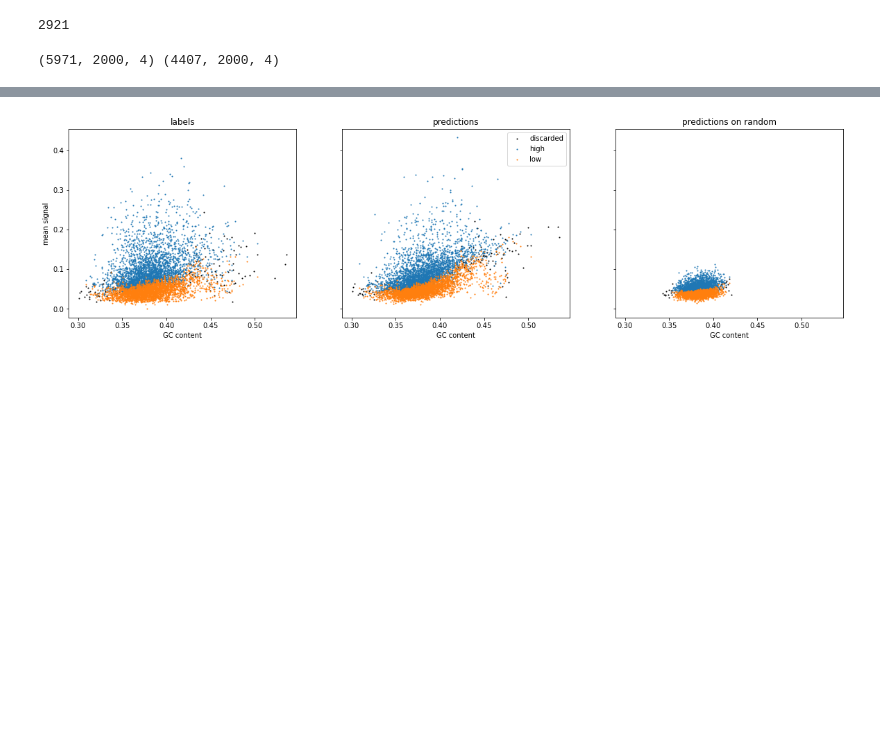
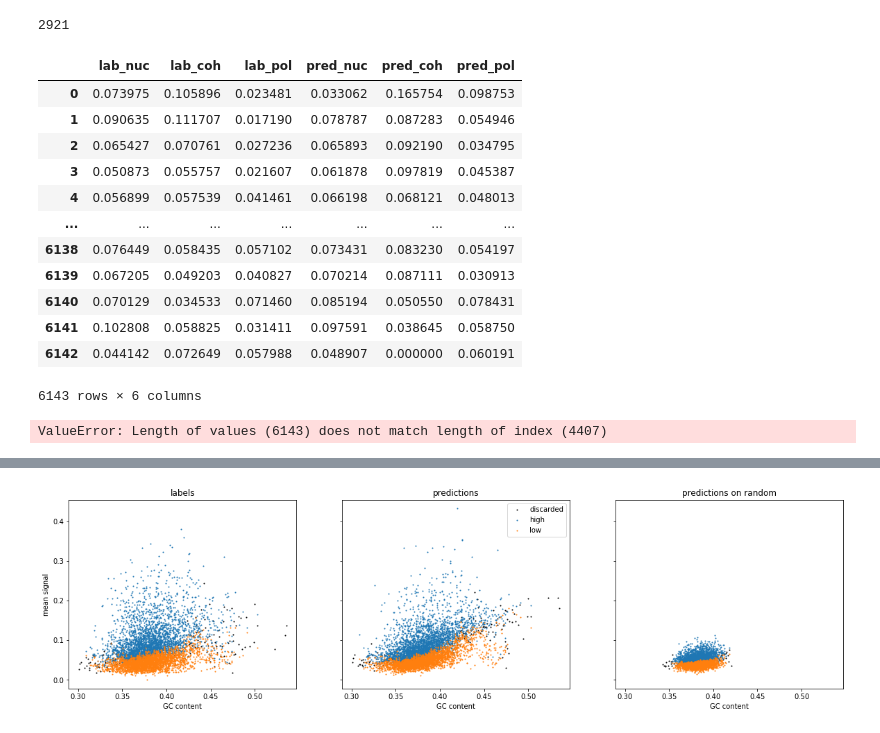
Before and after one commit to Alexwestbrook/mnhn-internship_DeepCNN_ChIP-seq, a Jupyter notebook: Generating_sequences.ipynb, the cells around one changed output, grey strips where cells are left out. Drawn from its saved outputs; the diff is of its cells as text; code cells hidden in the pictures; blank space fills up the shorter version.

```diff
--- a/Generating_sequences.ipynb
+++ b/Generating_sequences.ipynb
@@ -1358,8 +1358,28 @@ fnuc.close()
 fcoh.close()
 fpol.close()
 window_preds_rand = np.concatenate(list(window_preds_rand.values()))
+# %%
+window_yeast = pd.concat(
+    [pd.DataFrame(window_labels_yeast, columns=['lab_nuc', 'lab_coh', 'lab_pol']),
+     pd.DataFrame(window_preds_yeast, columns=['pred_nuc', 'pred_coh', 'pred_pol'])],
+    axis=1)
+window_rand = pd.DataFrame(window_preds_rand, columns=['pred_nuc', 'pred_coh', 'pred_pol'])
+window_yeast
+# %% [output]
+|  | lab_nuc | lab_coh | lab_pol | pred_nuc | pred_coh | pred_pol |
+| 0 | 0.073975 | 0.105896 | 0.023481 | 0.033062 | 0.165754 | 0.098753 |
+| 1 | 0.090635 | 0.111707 | 0.017190 | 0.078787 | 0.087283 | 0.054946 |
+| 2 | 0.065427 | 0.070761 | 0.027236 | 0.065893 | 0.092190 | 0.034795 |
+| 3 | 0.050873 | 0.055757 | 0.021607 | 0.061878 | 0.097819 | 0.045387 |
+| 4 | 0.056899 | 0.057539 | 0.041461 | 0.066198 | 0.068121 | 0.048013 |
+| ... | ... | ... | ... | ... | ... | ... |
+| 6138 | 0.076449 | 0.058435 | 0.057102 | 0.073431 | 0.083230 | 0.054197 |
+| 6139 | 0.067205 | 0.049203 | 0.040827 | 0.070214 | 0.087111 | 0.030913 |
+| 6140 | 0.070129 | 0.034533 | 0.071460 | 0.085194 | 0.050550 | 0.078431 |
+| 6141 | 0.102808 | 0.058825 | 0.031411 | 0.097591 | 0.038645 | 0.058750 |
+| 6142 | 0.044142 | 0.072649 | 0.057988 | 0.048907 | 0.000000 | 0.060191 |
+6143 rows × 6 columns
 # %%
-annot_idx = 2
 window_gc = {}
 window_one_hot = {}
 window_one_hot_r = {}
@@ -1367,28 +1387,27 @@ with np.load(Path(data_dir, species, 'genome', 'W303', 'W303.npz')) as f:
     for chr_id in f.keys():
         window_one_hot[chr_id] = utils.chunk_regions(f[chr_id], 2000)
 window_one_hot_yeast = np.concatenate([v for k, v in window_one_hot.items() if k[:3]=='chr'], axis=0)
+window_gc_yeast = utils.GC_content(window_one_hot_yeast)
 noN_mask = np.sum(window_one_hot_yeast, axis=(1, 2)) == 2000
-window_one_hot_yeast = window_one_hot_yeast[noN_mask]
-window_gc_yeast = utils.GC_content(window_one_hot_yeast)
 
-window_labels_annot_yeast = window_labels_yeast[noN_mask, annot_idx]
-window_preds_annot_yeast = window_preds_yeast[noN_mask, annot_idx]
+window_yeast['gc'] = window_gc_yeast
+window_yeast = window_yeast.loc[noN_mask]
 
 with np.load(Path(data_dir, species, 'results', 'models_etienne', 'random_seqs', 'random_genome_as_yeast1.npz')) as f:
     for chr_id in f.keys():
         window_one_hot_r[chr_id] = utils.chunk_regions(f[chr_id],  2000)
 window_one_hot_rand = np.concatenate(list(window_one_hot_r.values()))
+window_gc_rand = utils.GC_content(window_one_hot_rand)
 noN_mask_r = np.sum(window_one_hot_rand, axis=(1, 2)) == 2000
-window_one_hot_rand = window_one_hot_rand[noN_mask_r]
-window_gc_rand = utils.GC_content(window_one_hot_rand)
 
-window_preds_annot_rand = window_preds_rand[noN_mask_r, annot_idx]
+window_rand['gc'] = window_gc_rand
+window_rand = window_rand.loc[noN_mask_r]
 
-print(window_one_hot_yeast.shape, window_one_hot_rand.shape)
+window_labels_yeast
 # seps = np.cumsum([len(v) for k, v in window_one_hot.items() if k[:3]=='chr'])
 # print(seps)
 # %% [output]
-(5971, 2000, 4) (4407, 2000, 4)
+ValueError: Length of values (6143) does not match length of index (4407)
 # %%
 def seperate_low_high(window_gc, window_values, div=2):
     # Sort values by pred value
```
Also changed, not shown: parts of 2 cells of this notebook.
